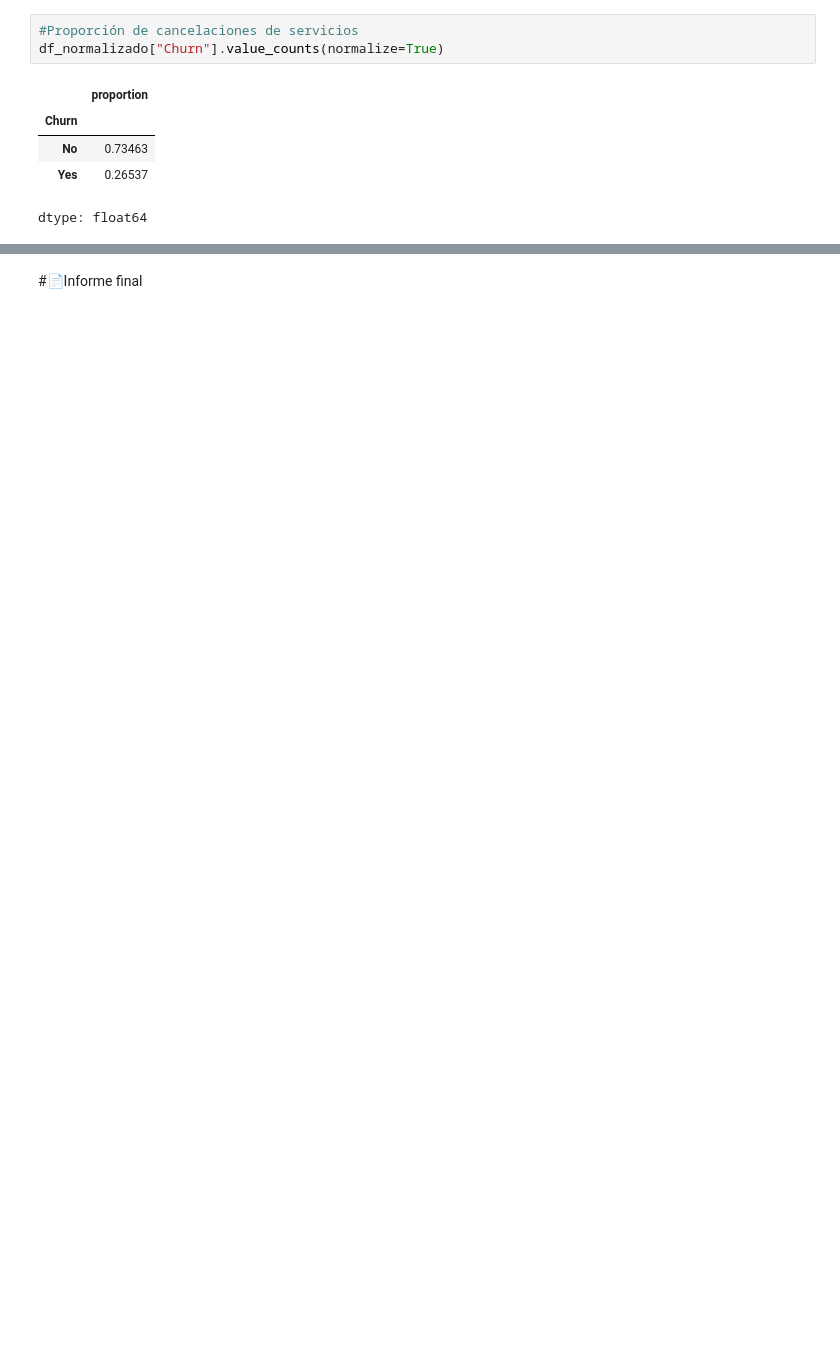
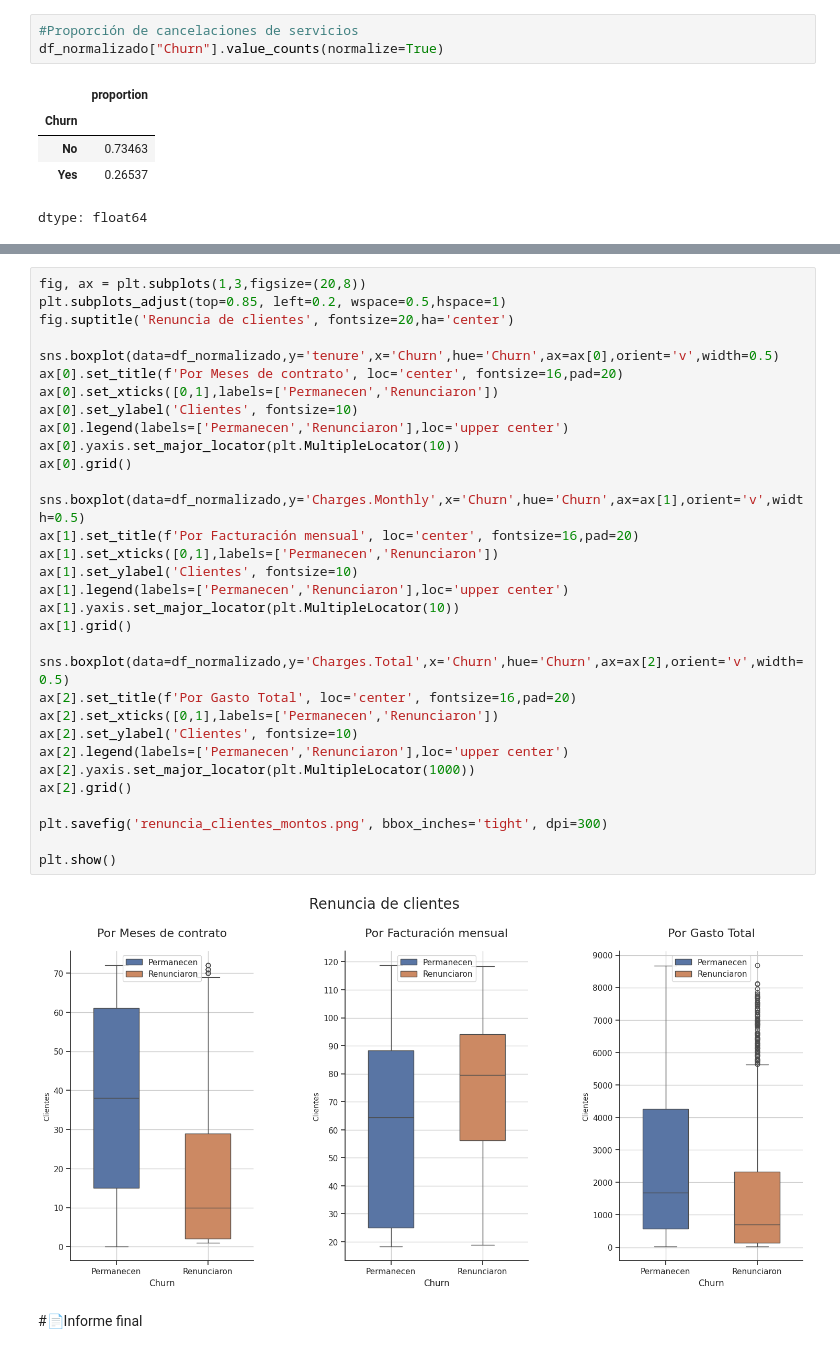
Before and after one commit to RaRamos2025/Challenge-TelecomX_LATAM, a Jupyter notebook: TelecomX_LATAM.ipynb, the cells around one changed output, grey strips where cells are left out. Drawn from its saved outputs; the diff is of its cells as text; blank space fills up the shorter version.

```diff
--- a/TelecomX_LATAM.ipynb
+++ b/TelecomX_LATAM.ipynb
@@ -388,2 +401,36 @@ plt.show()
+# %%
+fig, ax = plt.subplots(1,3,figsize=(20,8))
+plt.subplots_adjust(top=0.85, left=0.2, wspace=0.5,hspace=1)
+fig.suptitle('Renuncia de clientes', fontsize=20,ha='center')
+
+sns.boxplot(data=df_normalizado,y='tenure',x='Churn',hue='Churn',ax=ax[0],orient='v',width=0.5)
+ax[0].set_title(f'Por Meses de contrato', loc='center', fontsize=16,pad=20)
+ax[0].set_xticks([0,1],labels=['Permanecen','Renunciaron'])
+ax[0].set_ylabel('Clientes', fontsize=10)
+ax[0].legend(labels=['Permanecen','Renunciaron'],loc='upper center')
+ax[0].yaxis.set_major_locator(plt.MultipleLocator(10))
+ax[0].grid()
+
+sns.boxplot(data=df_normalizado,y='Charges.Monthly',x='Churn',hue='Churn',ax=ax[1],orient='v',width=0.5)
+ax[1].set_title(f'Por Facturación mensual', loc='center', fontsize=16,pad=20)
+ax[1].set_xticks([0,1],labels=['Permanecen','Renunciaron'])
+ax[1].set_ylabel('Clientes', fontsize=10)
+ax[1].legend(labels=['Permanecen','Renunciaron'],loc='upper center')
+ax[1].yaxis.set_major_locator(plt.MultipleLocator(10))
+ax[1].grid()
+
+sns.boxplot(data=df_normalizado,y='Charges.Total',x='Churn',hue='Churn',ax=ax[2],orient='v',width=0.5)
+ax[2].set_title(f'Por Gasto Total', loc='center', fontsize=16,pad=20)
+ax[2].set_xticks([0,1],labels=['Permanecen','Renunciaron'])
+ax[2].set_ylabel('Clientes', fontsize=10)
+ax[2].legend(labels=['Permanecen','Renunciaron'],loc='upper center')
+ax[2].yaxis.set_major_locator(plt.MultipleLocator(1000))
+ax[2].grid()
+
+plt.savefig('renuncia_clientes_montos.png', bbox_inches='tight', dpi=300)
+
+plt.show()
+# %% [output]
+[figure, added]
 # %% [markdown]
 #📄Informe final
```
Also changed, not shown: parts of 7 cells of this notebook.
